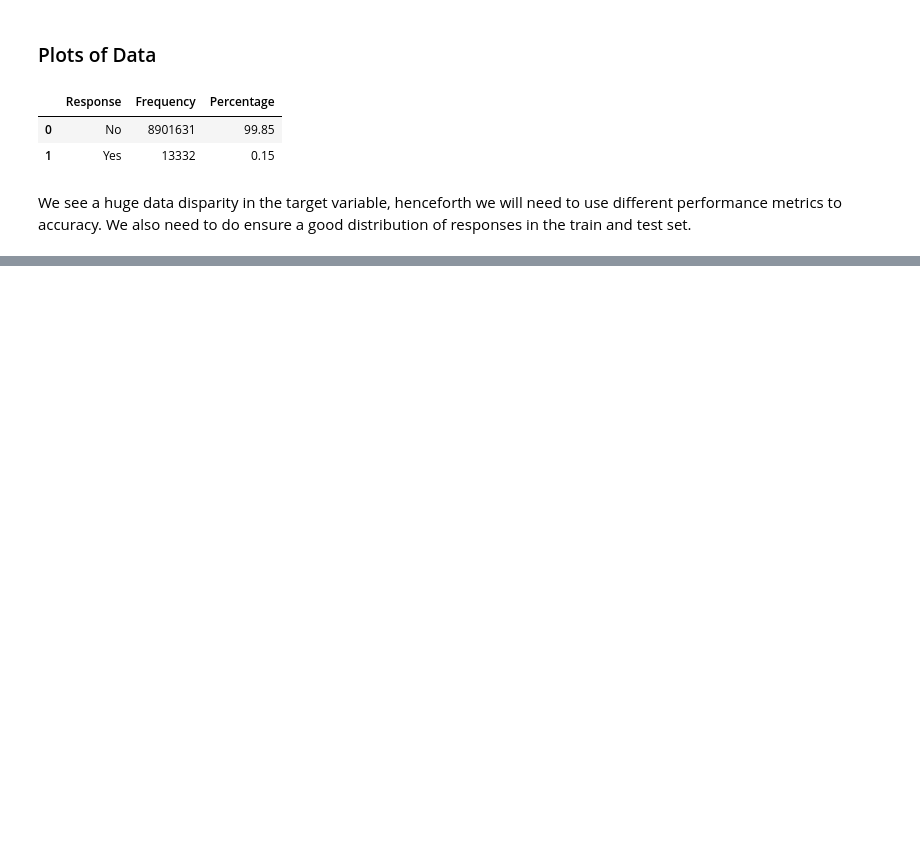
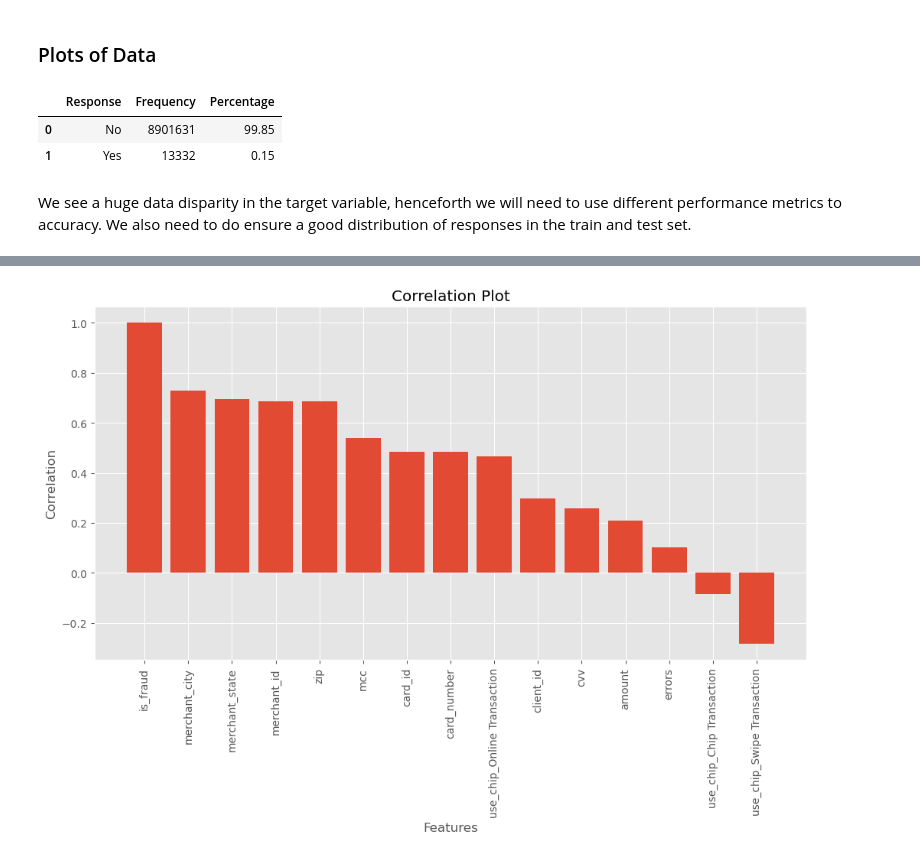
Before and after one commit to andriysinclair/FraudDetection, a Jupyter notebook: eda_cleaning.ipynb, the cells around one changed output, grey strips where cells are left out. Cells and saved outputs as stored; diff of their text form; code cells hidden in the pictures; blank space fills up the shorter version.

```diff
--- a/eda_cleaning.ipynb
+++ b/eda_cleaning.ipynb
@@ -397,0 +252,5 @@ Name: remainder__target_copy, dtype: float64
+# %%
+plotter1 = Plotter(df=df1)
+plotter1.plot_correlations()
+# %% [output]
+[figure, added]
```
Also changed, not shown: parts of 35 cells of this notebook, 4 other files.
